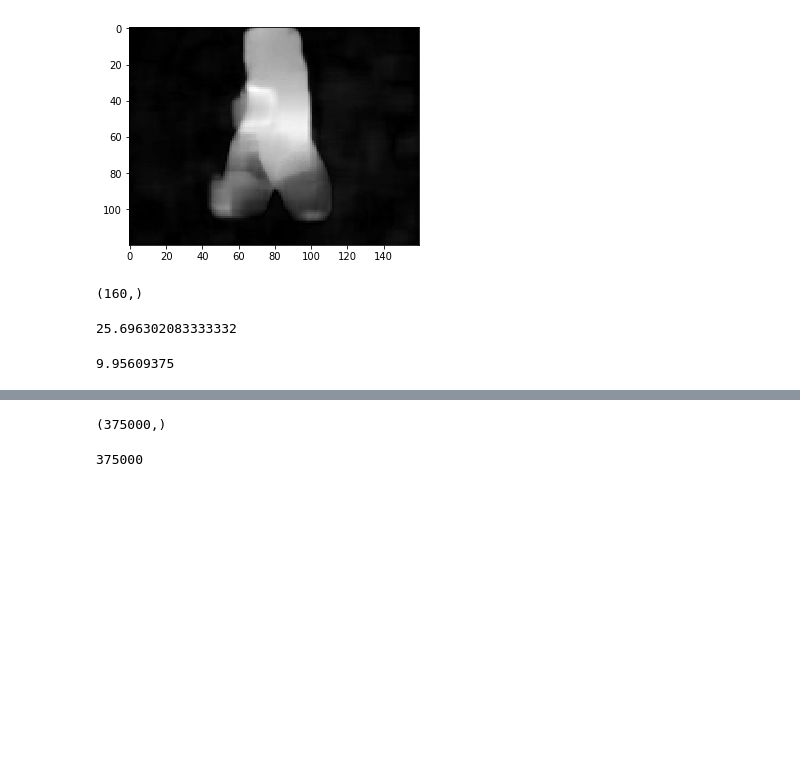
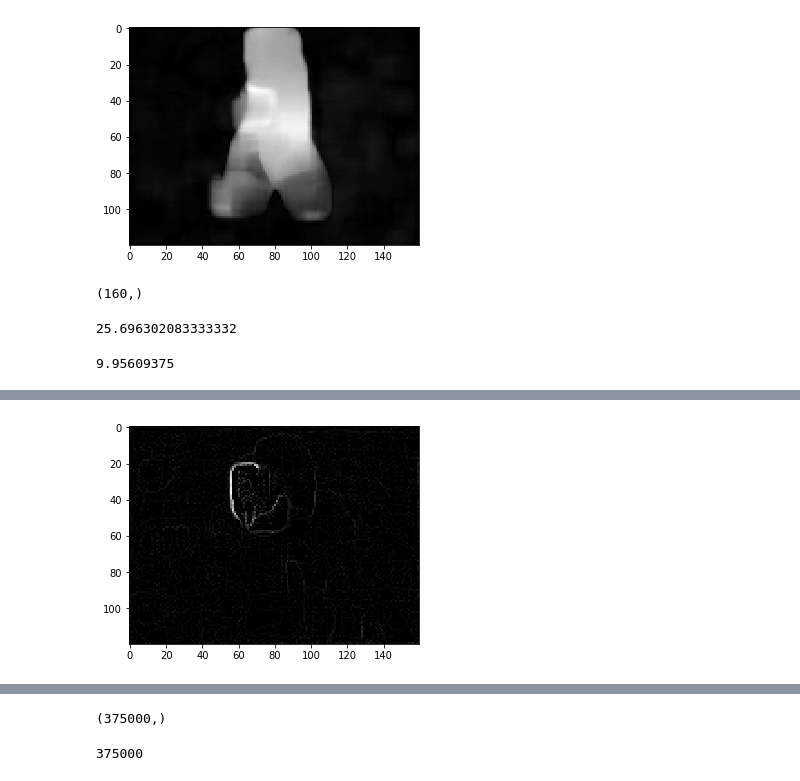
Before and after one commit to amsborse/Action-Recognition, a Jupyter notebook: Human Activity Recognition.ipynb, the cells around one changed output, grey strips where cells are left out. Drawn from its saved outputs; the diff is of its cells as text; code cells hidden in the pictures; blank space fills up the shorter version.

```diff
--- a/Human Activity Recognition.ipynb
+++ b/Human Activity Recognition.ipynb
@@ -442,0 +823,8 @@ lXX = np.array(lXX)
+# %%
+lXX[lXX<0] = 0
+lX[lX<0]=0
+# %%
+z = []
+for i in range(len(lXX)):
+    z.append((i,np.count_nonzero(lXX[i])))
+z.sort(key=lambda x: x[1],reverse=True)
@@ -442,0 +851,14 @@ lXX = np.array(lXX)
+# %%
+z = z[0:150]
+zz = []
+for i in z:
+    zz.append(i[0])
+zz.sort()
+f = []
+for i in range(len(lX)):
+    if i in zz:
+        f.append(cv2.resize(lX[i],(50,50)))
+f = np.array(f)
+f = f.flatten()
+f = f[np.nonzero(f)]
+print(f.shape)
@@ -443,3 +906,11 @@ lXX = np.array(lXX)
+# %%
+lXX = []
+lX = []
+for i in range(len(XX)):
+    lXX.append(cv2.Canny(XX[i],100,200))
+    lX.append(cv2.Canny(X[i],100,200))
+lXX = np.array(lXX)
+lX = np.array(lX)
 # %%
 lXX[lXX<0]=0
 # %%
@@ -453,2 +944,7 @@ lXX[lXX<0]=0
+# %%
+plt.imshow(lXX[20],'gray')
+plt.show()
+# %% [output]
+[figure, added]
 # %%
 z = []
```
Also changed, not shown: parts of 54 cells of this notebook.
